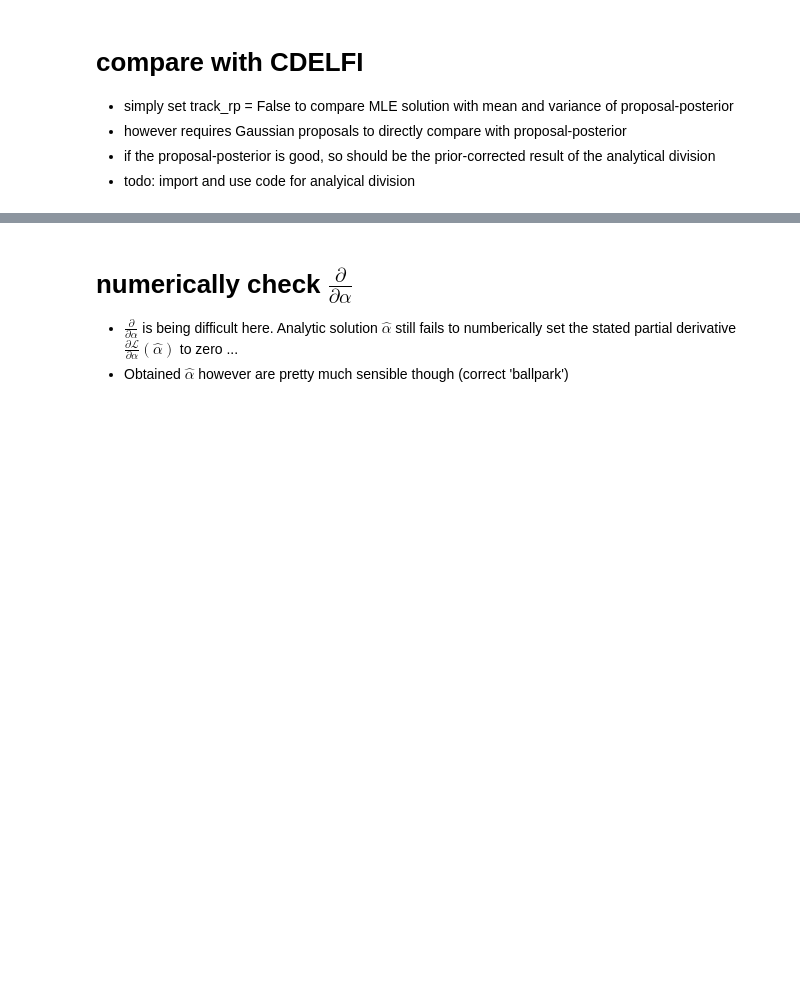
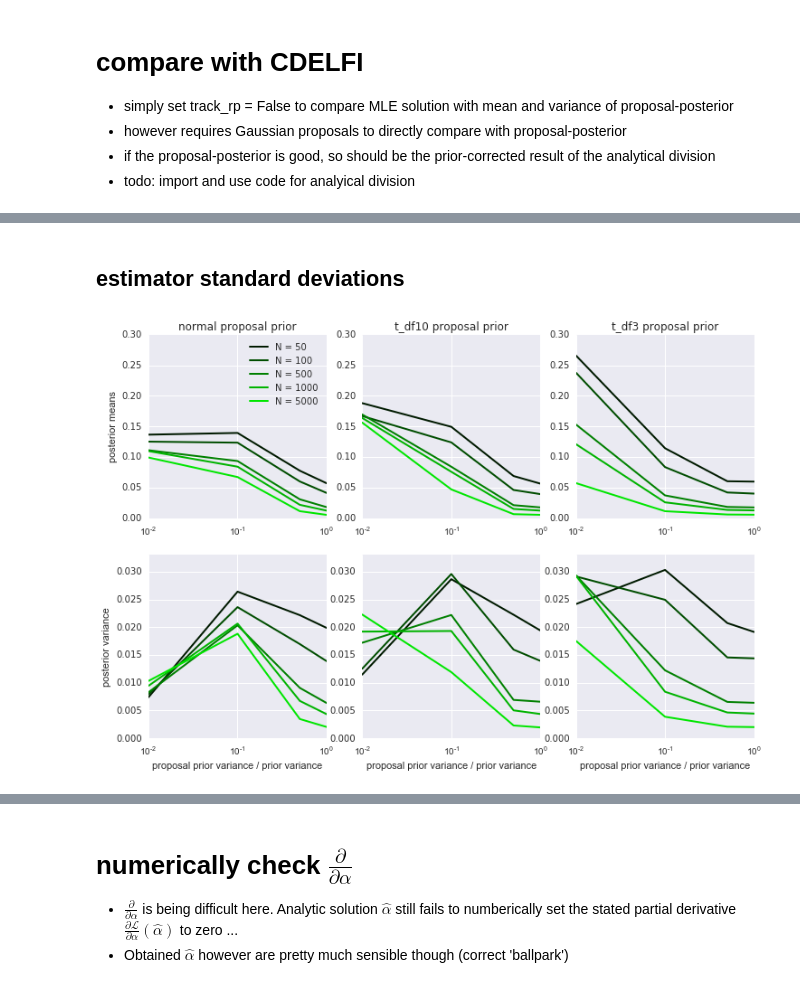
Before and after one commit to mackelab/lfi-experiments, a Jupyter notebook: gaussian_toy_model/check_analytics.ipynb, the cells around one changed output, grey strips where cells are left out. Drawn from its saved outputs; the diff is of its cells as text; code cells hidden in the pictures; blank space fills up the shorter version.

```diff
--- a/gaussian_toy_model/check_analytics.ipynb
+++ b/gaussian_toy_model/check_analytics.ipynb
@@ -702,0 +841,66 @@ np.save('res_analytic_n_fits' + str(n_fits) + '_N' + str(N), res)
+# %% [markdown]
+## estimator standard deviations
+# %%
+%matplotlib inline
+import numpy as np
+import seaborn
+import matplotlib.pyplot as plt
+
+
+Ns = [ 50, 100, 500, 1000, 5000 ]
+n_fits = 1000
+
+plt.figure(figsize=(12, 8))
+clrs = np.array([[0,1,0]]) * np.linspace(0.1, 0.9, len(Ns)).reshape(-1,1)
+algs = ['normal', 't_df10', 't_df3']
+
+#mkrs, algs = mkrs[:3], algs[:3]
+
+
+for i in range(len(algs)):
+
+    alg = algs[i]
+
+    for n in range(len(Ns)):
+
+        N = Ns[n]
+        clr = clrs[n]
+
+        tmp = np.load('res_analytic_n_fits' + str(n_fits) + '_N' + str(N)+'.npy')[()]
+        out_snpe = tmp[alg]
+
+        plt.subplot(2, len(algs),i+1)
+
+        if alg == 'cdelfi' :
+            s = analytic_div(out_snpe, eta2, nu*np.ones_like(ksi2s), ksi2s)[:,:,0].std(axis=1)
+        else:
+            s = out_snpe[:,:,0].std(axis=1)
+        plt.semilogx(ksi2s, s, color=clr, linewidth=2)
+        plt.title(alg + ' proposal prior')
+
+        plt.subplot(2,len(algs),i+1+len(algs))
+
+        if alg == 'cdelfi' :
+            s = analytic_div(out_snpe, eta2, nu*np.ones_like(ksi2s), ksi2s)[:,:,1].std(axis=1)
+        else:
+            s = out_snpe[:,:,1].std(axis=1)
+        plt.semilogx(ksi2s, s, color=clr, linewidth=2)
+
+
+for i in range(len(algs)):
+    plt.subplot(2, len(algs), i+1)
+    plt.axis([ksi2s[0], ksi2s[-1], 0, 0.3])
+    plt.subplot(2,len(algs),len(algs)+1+i)
+    plt.axis([ksi2s[0], ksi2s[-1], 0, 0.033])
+    plt.xlabel('proposal prior variance / prior variance')
+
+plt.subplot(2,len(algs),1)
+plt.ylabel('posterior means')
+plt.legend(['N = ' + str(n) for n in Ns], loc=1)
+plt.subplot(2,len(algs),len(algs)+1)
+plt.ylabel('posterior variance')
+
+plt.savefig('std_1000fits_SNPE.pdf')
+plt.show()
+# %% [output]
+[figure, added]
```
Also changed, not shown: parts of 16 cells of this notebook.
